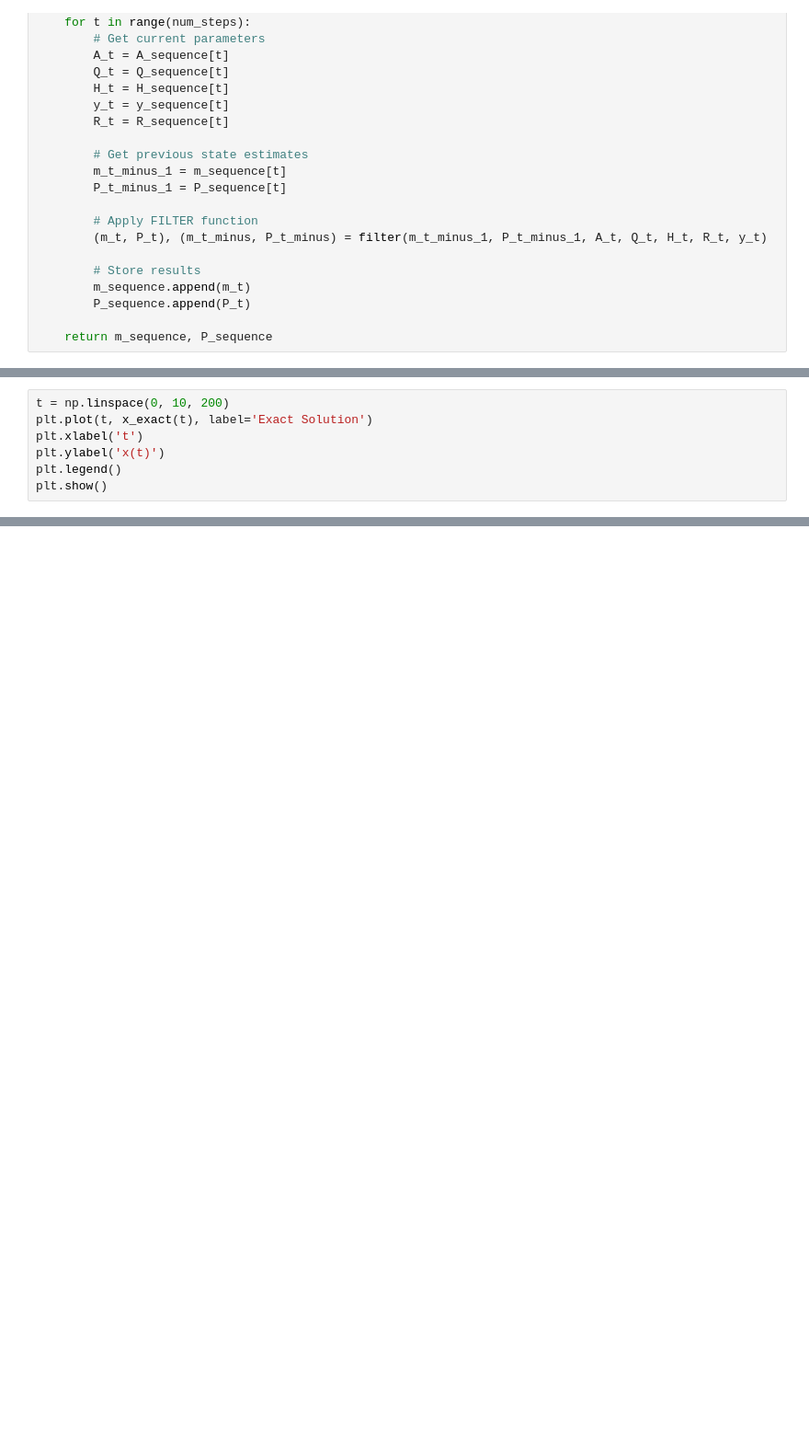
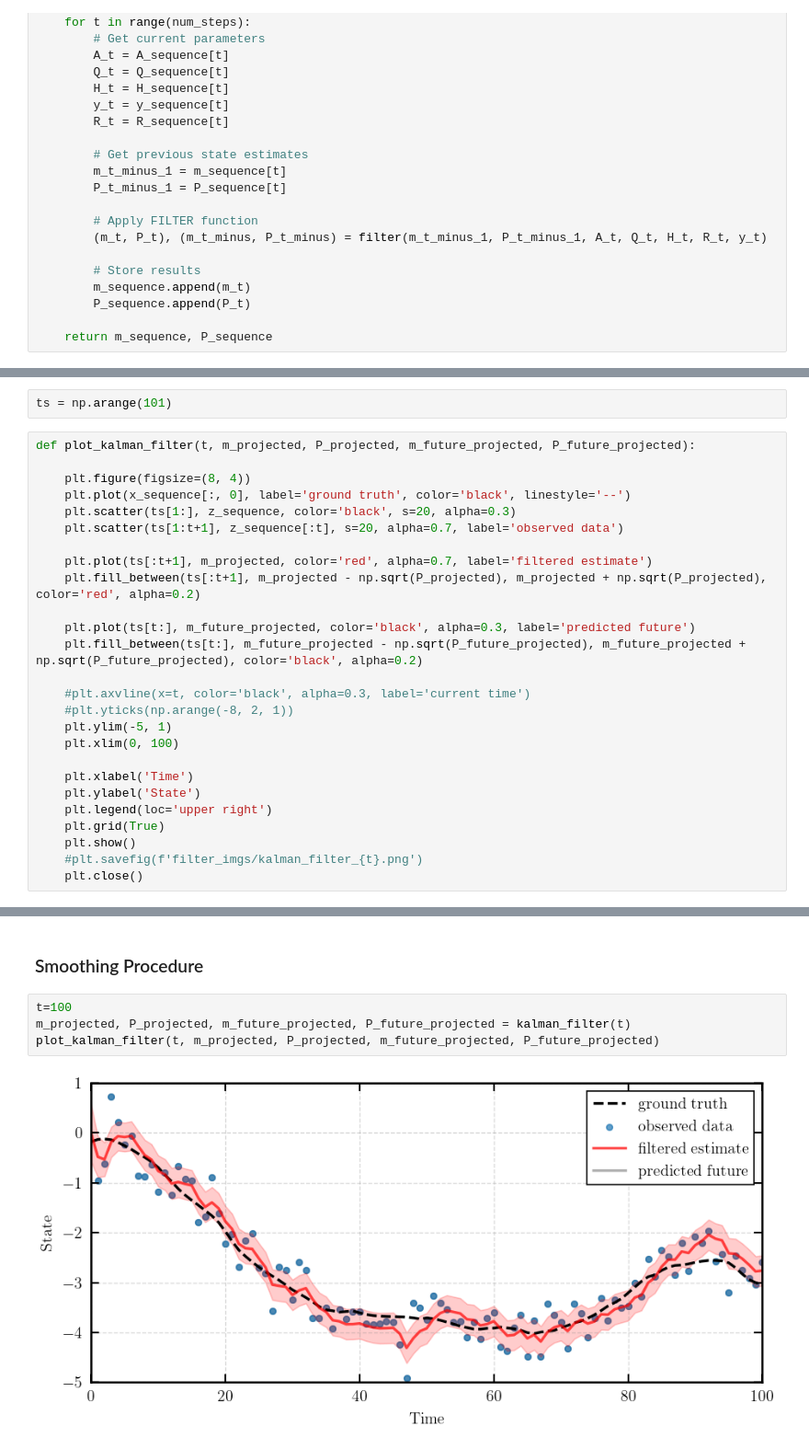
Before and after one commit to paufisch/ode_filters, a Jupyter notebook: kalman_playground.ipynb, the cells around one changed output, grey strips where cells are left out. Shown at 92% size. Cells and saved outputs as stored; diff of their text form; blank space fills up the shorter version.

```diff
--- a/kalman_playground.ipynb
+++ b/kalman_playground.ipynb
@@ -74,7 +84,0 @@ x_exact = lambda t: 1 / (1 + (1 / 0.01 - 1) * np.exp(-t))
-# %%
-t = np.linspace(0, 10, 200)
-plt.plot(t, x_exact(t), label='Exact Solution')
-plt.xlabel('t')
-plt.ylabel('x(t)')
-plt.legend()
-plt.show()
@@ -82,0 +168,28 @@ plt.show()
+# %%
+ts = np.arange(101)
+# %%
+def plot_kalman_filter(t, m_projected, P_projected, m_future_projected, P_future_projected):
+
+    plt.figure(figsize=(8, 4))
+    plt.plot(x_sequence[:, 0], label='ground truth', color='black', linestyle='--')
+    plt.scatter(ts[1:], z_sequence, color='black', s=20, alpha=0.3)
+    plt.scatter(ts[1:t+1], z_sequence[:t], s=20, alpha=0.7, label='observed data')
+
+    plt.plot(ts[:t+1], m_projected, color='red', alpha=0.7, label='filtered estimate')
+    plt.fill_between(ts[:t+1], m_projected - np.sqrt(P_projected), m_projected + np.sqrt(P_projected), color='red', alpha=0.2)
+
+    plt.plot(ts[t:], m_future_projected, color='black', alpha=0.3, label='predicted future')
+    plt.fill_between(ts[t:], m_future_projected - np.sqrt(P_future_projected), m_future_projected + np.sqrt(P_future_projected), color='black', alpha=0.2)
+
+    #plt.axvline(x=t, color='black', alpha=0.3, label='current time')
+    #plt.yticks(np.arange(-8, 2, 1))
+    plt.ylim(-5, 1)
+    plt.xlim(0, 100)
+
+    plt.xlabel('Time')
+    plt.ylabel('State')
+    plt.legend(loc='upper right')
+    plt.grid(True)
+    plt.show()
+    #plt.savefig(f'filter_imgs/kalman_filter_{t}.png')
+    plt.close()
@@ -82,0 +204,8 @@ plt.show()
+# %% [markdown]
+### Smoothing Procedure
+# %%
+t=100
+m_projected, P_projected, m_future_projected, P_future_projected = kalman_filter(t)
+plot_kalman_filter(t, m_projected, P_projected, m_future_projected, P_future_projected)
+# %% [output]
+[figure, added]
```
Also changed, not shown: parts of 19 cells of this notebook, 4 other files.
